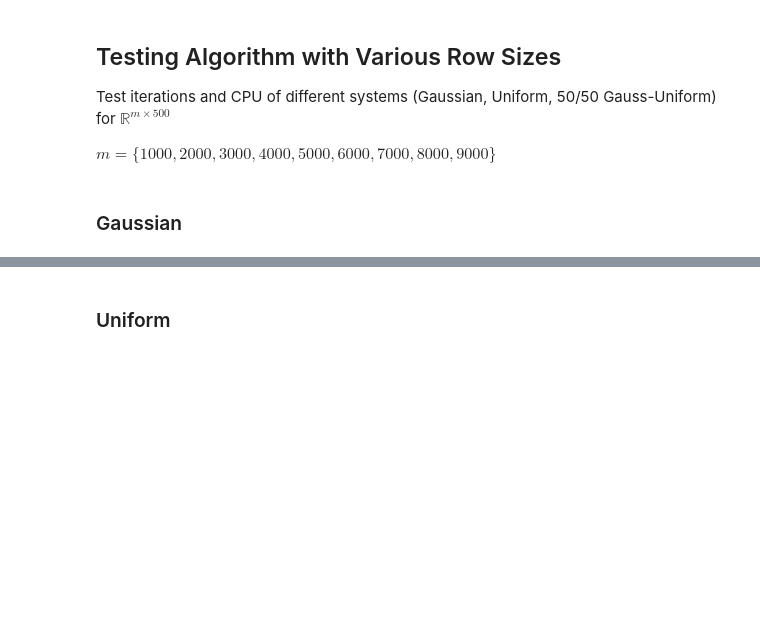
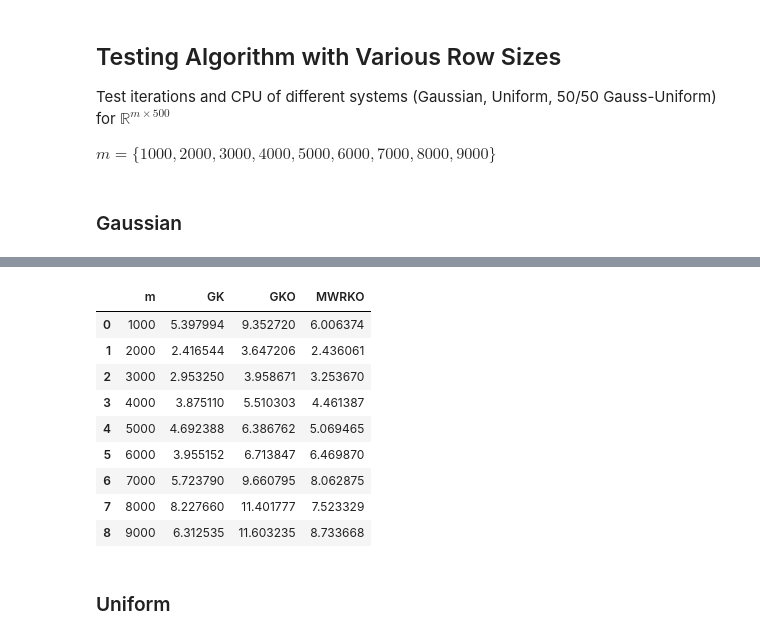
Before and after one commit to emicervantes/gko-23, a Jupyter notebook: scripts/synthetic-exp/synthetic-exp2.ipynb, the cells around one changed output, grey strips where cells are left out. Saved outputs shown, nothing was run; the diff lists cells and outputs as text; code cells hidden in the pictures; blank space fills up the shorter version.

```diff
--- a/scripts/synthetic-exp/synthetic-exp2.ipynb
+++ b/scripts/synthetic-exp/synthetic-exp2.ipynb
@@ -93,3 +105,21 @@ plt.savefig('../../outputs/synthetic-exp/sizes-test/cpu/size-gauss-cpu.png')
+# %%
+df_cpu = pd.DataFrame()
+df_cpu['m'] = m
+df_cpu['GK'] = gk_gauss_cpu
+df_cpu['GKO'] = gko_gauss_cpu
+df_cpu['MWRKO'] = mwrko_gauss_cpu
+df_cpu
+# %% [output]
+|  | m | GK | GKO | MWRKO |
+| 0 | 1000 | 5.397994 | 9.352720 | 6.006374 |
+| 1 | 2000 | 2.416544 | 3.647206 | 2.436061 |
+| 2 | 3000 | 2.953250 | 3.958671 | 3.253670 |
+| 3 | 4000 | 3.875110 | 5.510303 | 4.461387 |
+| 4 | 5000 | 4.692388 | 6.386762 | 5.069465 |
+| 5 | 6000 | 3.955152 | 6.713847 | 6.469870 |
+| 6 | 7000 | 5.723790 | 9.660795 | 8.062875 |
+| 7 | 8000 | 8.227660 | 11.401777 | 7.523329 |
+| 8 | 9000 | 6.312535 | 11.603235 | 8.733668 |
 # %% [markdown]
 ### Uniform
 # %%
```
Also changed, not shown: parts of 13 cells of this notebook, 11 other files.
